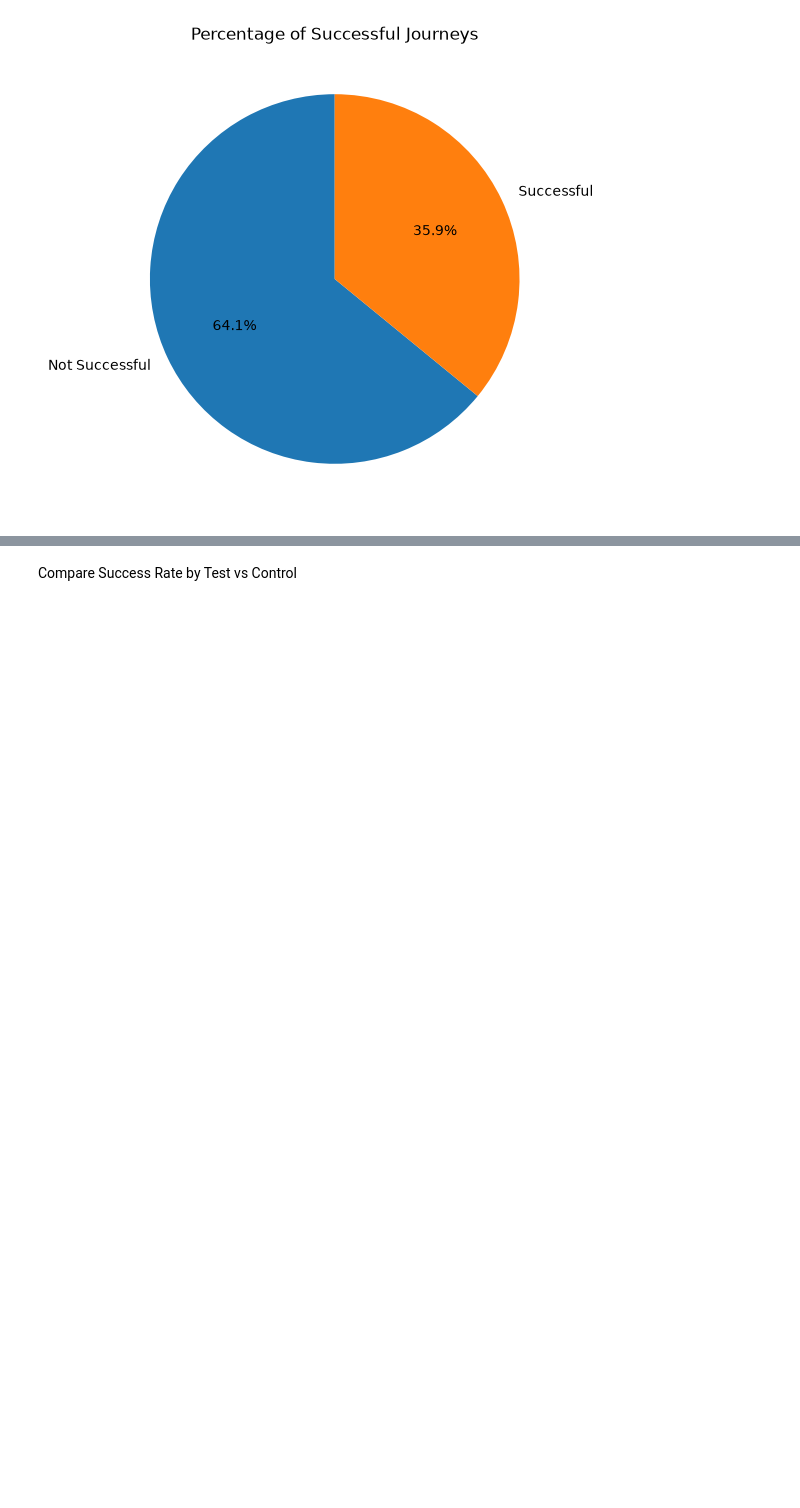
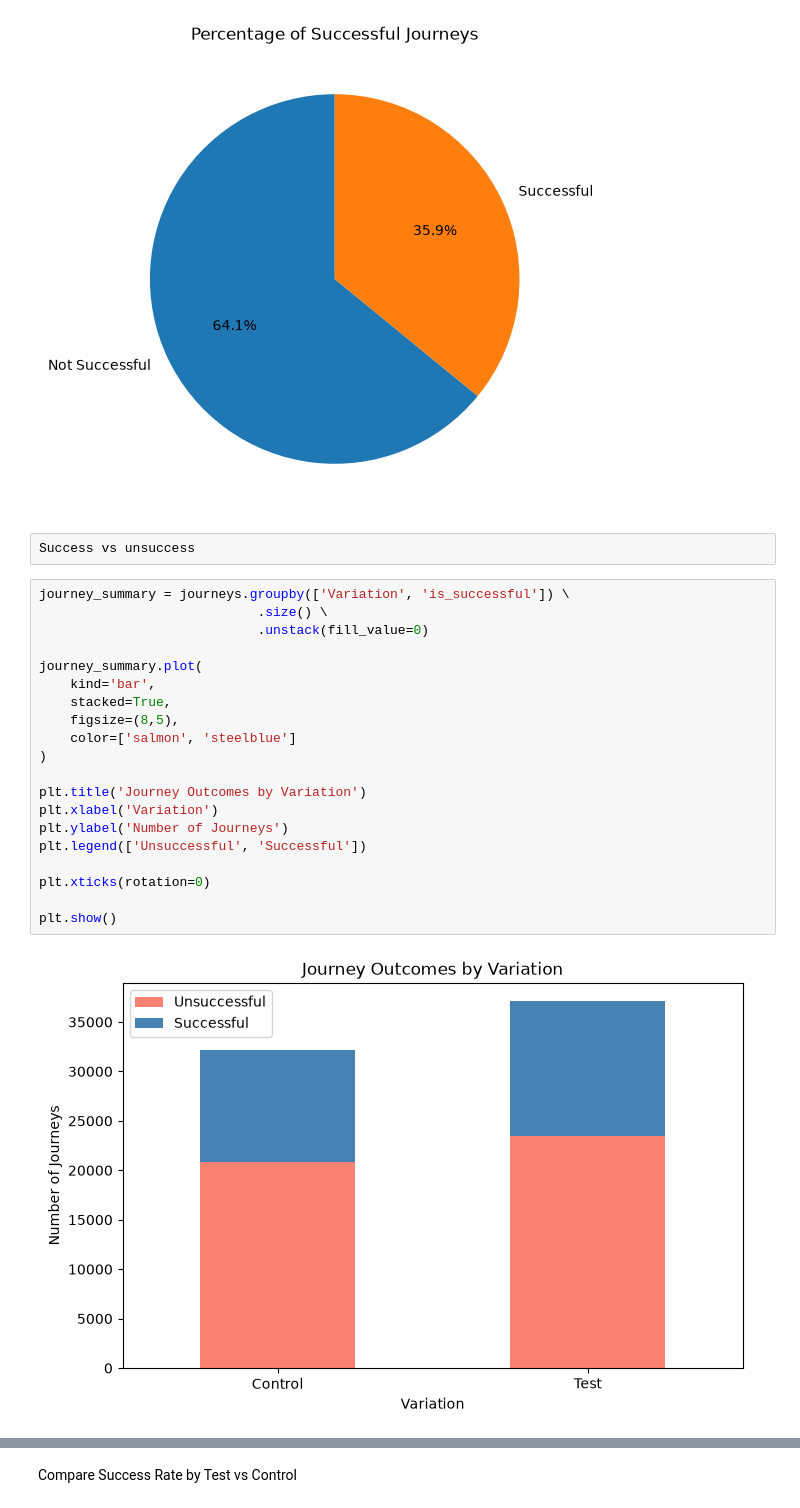
Before and after one commit to kyukhlina/second_project, a Jupyter notebook: notebook/KPI_Success.ipynb, the cells around one changed output, grey strips where cells are left out. Cells and saved outputs as stored; diff of their text form; blank space fills up the shorter version.

```diff
--- a/notebook/KPI_Success.ipynb
+++ b/notebook/KPI_Success.ipynb
@@ -442,3 +473,27 @@ plt.title('Percentage of Successful Journeys')
 plt.show()
 # %% [output]
 [figure]
+# %%
+Success vs unsuccess
+# %%
+journey_summary = journeys.groupby(['Variation', 'is_successful']) \
+                            .size() \
+                            .unstack(fill_value=0)
+
+journey_summary.plot(
+    kind='bar',
+    stacked=True,
+    figsize=(8,5),
+    color=['salmon', 'steelblue']
+)
+
+plt.title('Journey Outcomes by Variation')
+plt.xlabel('Variation')
+plt.ylabel('Number of Journeys')
+plt.legend(['Unsuccessful', 'Successful'])
+
+plt.xticks(rotation=0)
+
+plt.show()
+# %% [output]
+[figure, added]
```
Also changed, not shown: parts of 46 cells of this notebook.
